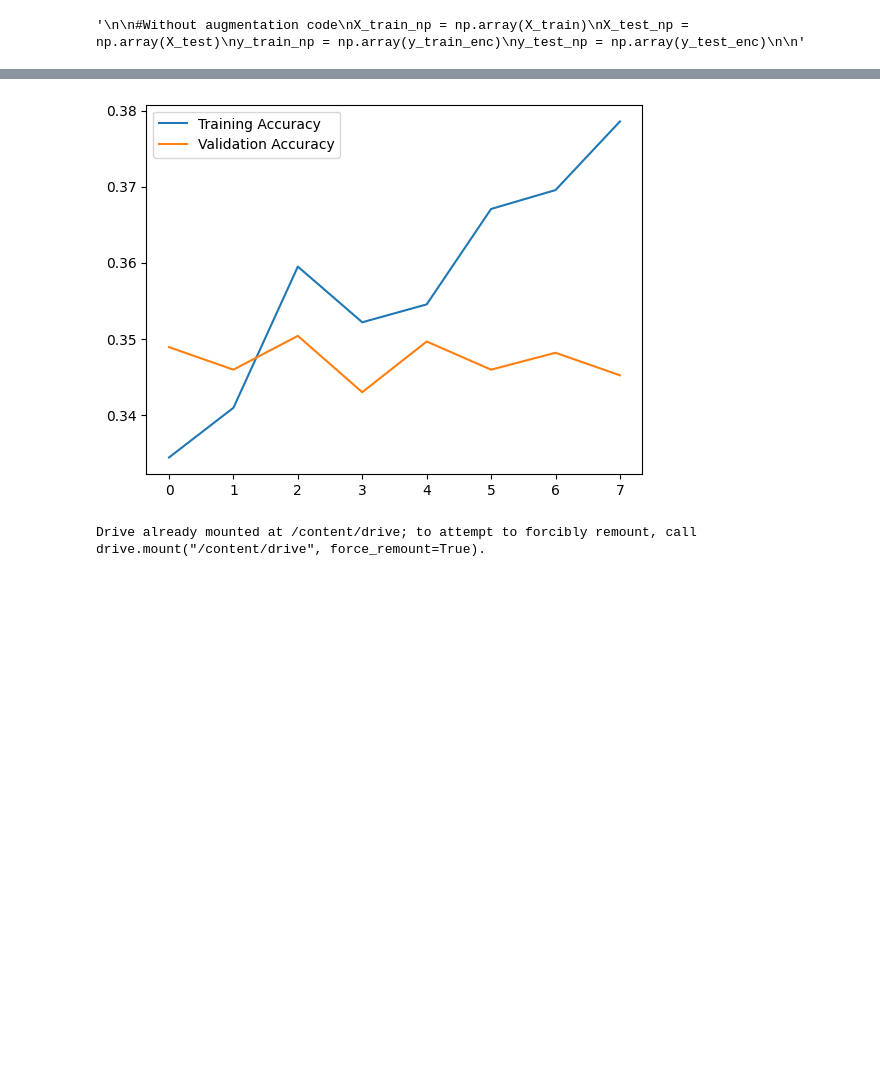
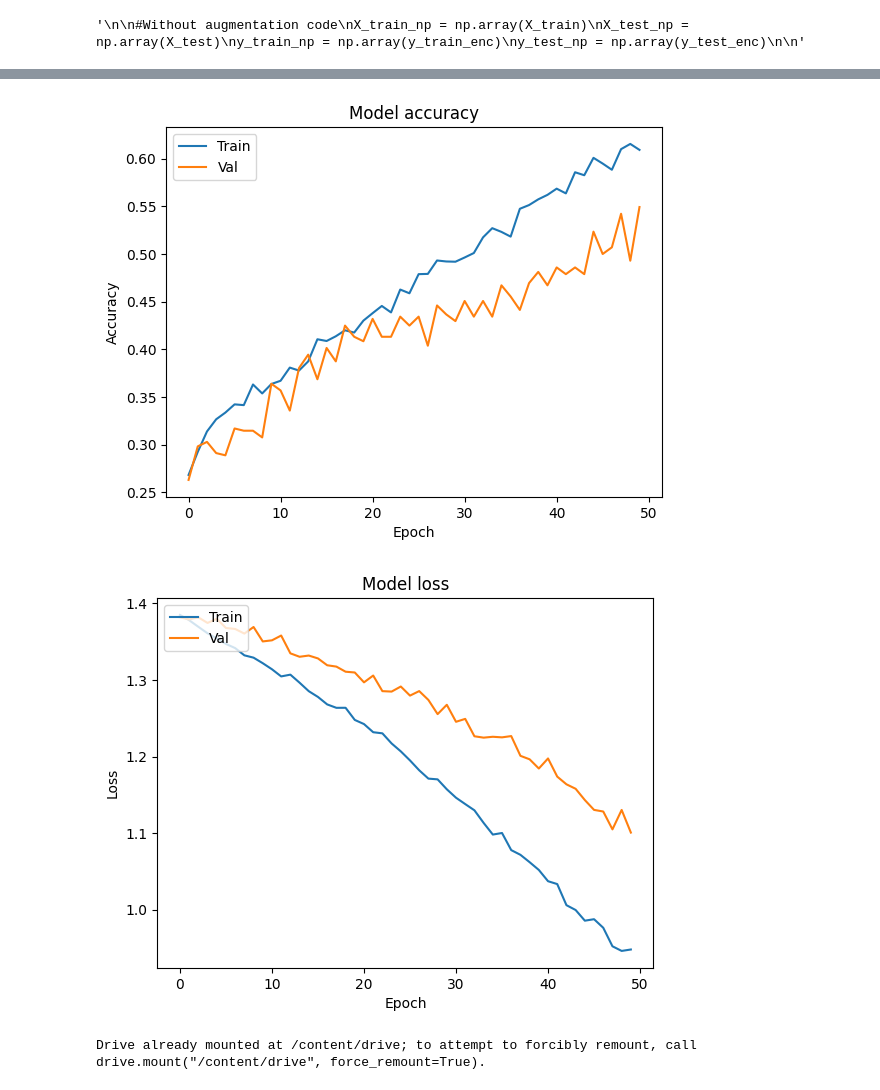
Before and after one commit to maadhuvijay/Project-3-AI-Bootcamp, a Jupyter notebook: Lego_classifier.ipynb, the cells around one changed output, grey strips where cells are left out. Cells and saved outputs as stored; diff of their text form; code cells hidden in the pictures; blank space fills up the shorter version.

```diff
--- a/Lego_classifier.ipynb
+++ b/Lego_classifier.ipynb
@@ -209,9 +209,8 @@ Batched Images Shape: (2400, 224, 224, 3)
 # Convert to NumPy array and then to float32
 
 
-float_images = [np.array(img).astype(np.float32) for img in batched_images]
+float_images = [np.array(img).astype(np.float32) for img in resized_images]
 print("Pixel Values:")
-#print(float_images[5][2])
 print(np.array(float_images[700]).min(), np.array(float_images[700]).max())
 # %% [output]
 Pixel Values:
@@ -290,6 +310,6 @@ memory usage: 93.9+ KB
 # %%
 # Now we can call our preprocessed pixel data 'X'
-X = normalized_images
+X = grayscale_images
 
 # For our purposes, we'll select the userid column as 'y'
 y = filename_df['design_id']
@@ -349,10 +361,12 @@ print(len(y_test))
 # Apply augmentation to the whole training dataset
 # Define the augmentation pipeline
 data_augmentation = tf.keras.Sequential([
-    tf.keras.layers.RandomRotation(0.2),         # Random rotation (20 degrees)
-    tf.keras.layers.RandomTranslation(0.1, 0.1), # Random horizontal and vertical shift
-    tf.keras.layers.RandomZoom(0.2),             # Random zoom
-    tf.keras.layers.RandomFlip('horizontal')     # Random horizontal flip
+    #tf.keras.layers.RandomRotation(0.2, fill_mode='nearest'),
+    tf.keras.layers.RandomFlip('horizontal'), # Random horizontal flip
+    #tf.keras.layers.RandomZoom(0.1),  # Random zoom (20%)
+    #tf.keras.layers.RandomTranslation(0.1, 0.1),
+
+    #tf.keras.layers.RandomBrightness(0.2),
 ])
 
 # Create variables to hold the X and y training data
@@ -361,22 +375,17 @@ y_train_aug = []
 
 # Loop through all the images.
 for i in range(len(X_train)):
-    # Select the image
     img = X_train[i]
-    # Select the label from the training data
     label = y_train[i]
 
     # Add a channel dimension for grayscale images
     #img = np.expand_dims(img, axis=-1)  # Add channel dimension
-
     # Ensure that the input data has the correct shape
     img = np.expand_dims(img, axis=0)  # Add batch dimension
 
     # Add 5 images for every original image
     for j in range(5):
-        # Append a new image to the X list
         X_train_aug.append(data_augmentation(img, training=True)[0].numpy())
-        # Append the label for the original image to the y list
         y_train_aug.append(label)
 
 # Print the length of each list
@@ -455,7 +477,7 @@ y_test_np.shape
 #X_test_np = np.expand_dims(X_test_np[:, :, :, 0], axis=-1)
 # %%
 # Split the training dataset into training and validation sets
-X_train, X_val, y_train, y_val = train_test_split(X_train_aug_np, y_train_aug_np, test_size=0.15, random_state=42)
+X_train, X_val, y_train, y_val = train_test_split(X_train_aug_np, y_train_aug_np, test_size=0.1, random_state=42)
 # %%
 # Define a CNN model
 
@@ -548,10 +559,22 @@ Epoch 8/25
 # %%
 # Evaluate the model using the testing data
-model.evaluate(X_test_np, y_test_np)
+model1.evaluate(X_test_np, y_test_np)
 
-import matplotlib.pyplot as plt
-plt.plot(history.history['accuracy'], label='Training Accuracy')
-plt.plot(history.history['val_accuracy'], label='Validation Accuracy')
-plt.legend()
+# Plot training & validation accuracy
+plt.plot(history.history['accuracy'])
+plt.plot(history.history['val_accuracy'])
+plt.title('Model accuracy')
+plt.xlabel('Epoch')
+plt.ylabel('Accuracy')
+plt.legend(['Train', 'Val'], loc='upper left')
 plt.show()
+
+# Plot training & validation loss
+plt.plot(history.history['loss'])
+plt.plot(history.history['val_loss'])
+plt.title('Model loss')
+plt.xlabel('Epoch')
+plt.ylabel('Loss')
+plt.legend(['Train', 'Val'], loc='upper left')
+plt.show()
 # %% [output]
@@ -559,4 +582,5 @@ plt.show()
-[figure, old version]
+[figure, new version]
+[figure, added]
 # %%
 from google.colab import drive
 import pickle
```
Also changed, not shown: parts of 62 cells of this notebook.
